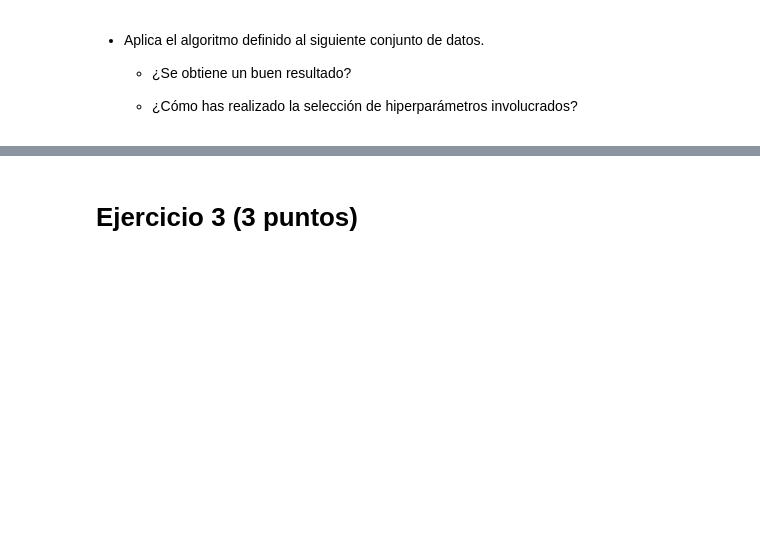
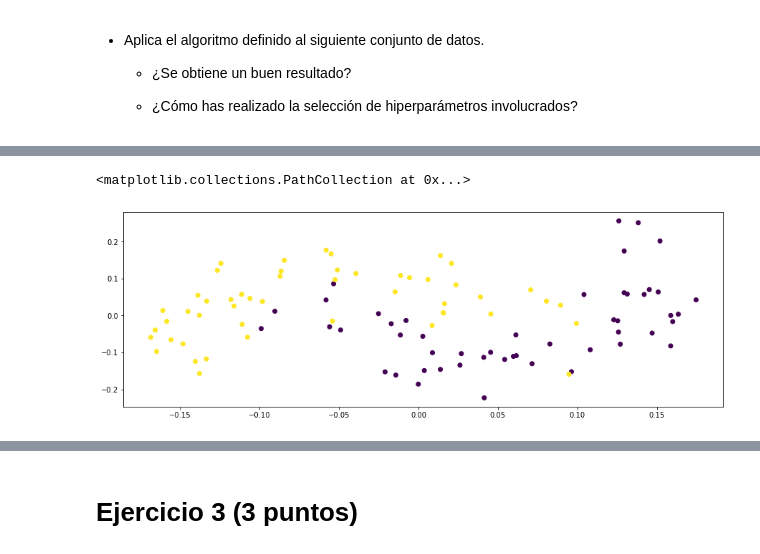
Before and after one commit to glorelvalle/g-mucd, a Jupyter notebook: mf/exam2/EXAM_02_MF_2022_03_31.ipynb, the cells around one changed output, grey strips where cells are left out. Saved outputs shown, nothing was run; the diff lists cells and outputs as text; code cells hidden in the pictures; blank space fills up the shorter version.

```diff
--- a/mf/exam2/EXAM_02_MF_2022_03_31.ipynb
+++ b/mf/exam2/EXAM_02_MF_2022_03_31.ipynb
@@ -163,25 +166,3 @@ Durante las clases del curso no nos ha dado tiempo a profundizar en él, por lo
 
 * El algoritmo de Spectral Clustering a implementar será el basado en el laplaciano de camino aleatorio, es decir, $L_{rw}=I − D^{−1}W$.
 </div>
-# %%
-from sklearn.cluster import KMeans
-
-class SpectralClustering():
-    """Spectral Clustering"""
-    def __init__(self, W, n_clusters, n_components):
-        self.W = W
-        self.D = np.diag(W.sum(axis=1))
-        self.L = D - W
-        self.n_clusters = n_clusters
-        self.n_components = n_components
-
-    def fit(self):
-        eigenvalues, eigenvectors = np.linalg.eig(self.L)
-        ix = np.argsort(eigenvalues)[0 : self.n_clusters]
-        eig = eigenvectors[:, ix]
-        clf = KMeans(n_clusters=self.n_clusters)
-        clf.fit(eig)
-        return clf.labels_
-
-    def fit_transform(self):
-        pass
@@ -211,0 +325,5 @@ y=data[:,-1]
+# %%
+plt.scatter(y_pred[ : ,0], y_pred[ :, 1], c=y)
+# %% [output]
+<matplotlib.collections.PathCollection at 0x...>
+[figure, added]
```
Also changed, not shown: parts of 12 cells of this notebook.
